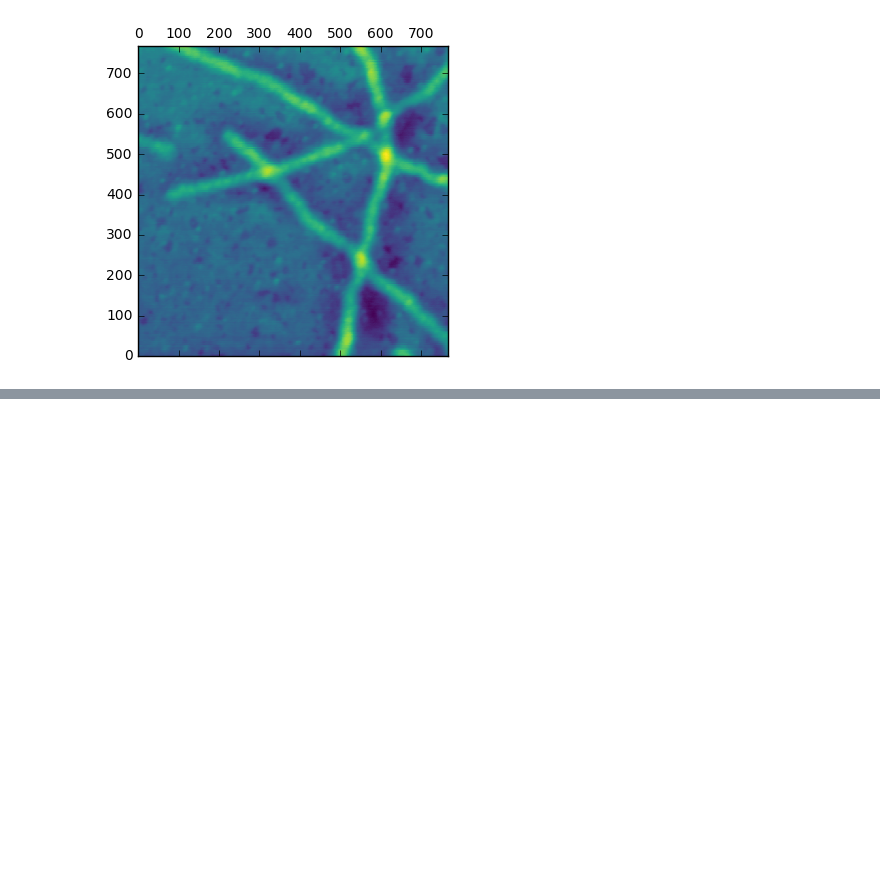
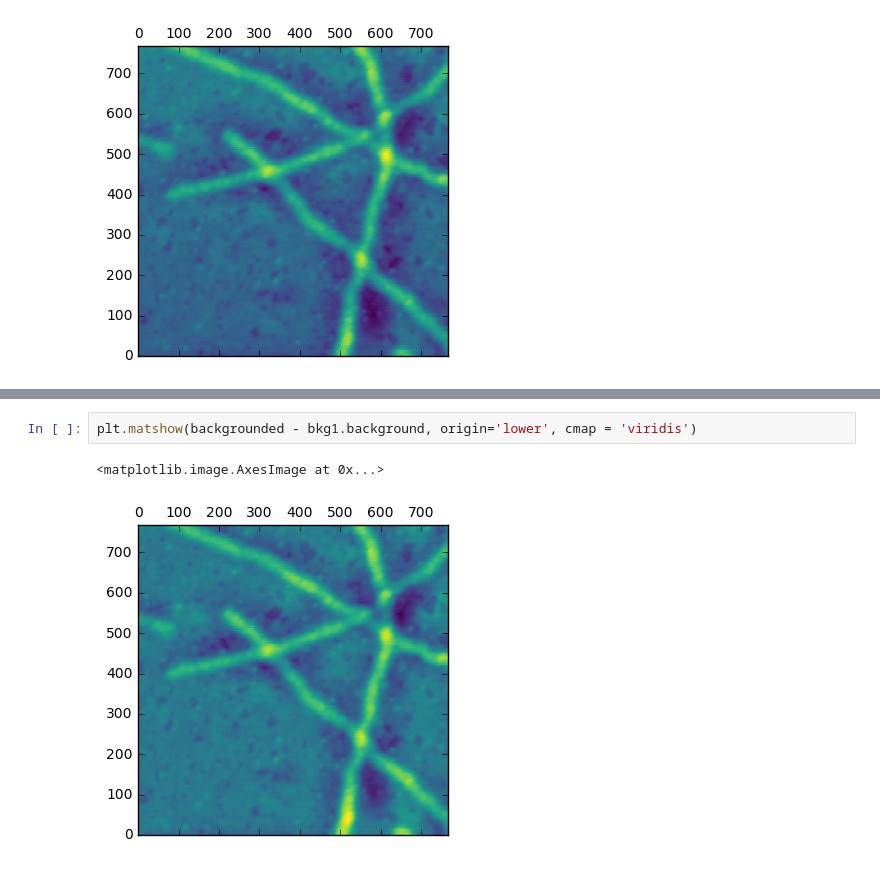
Before and after one commit to wesleyktatum/Nanowire_Measurements, a Jupyter notebook: NaRWHAL/BackgroundingAstroPy.ipynb, the cells around one changed output, grey strips where cells are left out. Cells and saved outputs as stored; diff of their text form; blank space fills up the shorter version.

```diff
--- a/NaRWHAL/BackgroundingAstroPy.ipynb
+++ b/NaRWHAL/BackgroundingAstroPy.ipynb
@@ -57,0 +51,5 @@ plt.matshow(eqlizd)
+# %%
+plt.matshow(backgrounded - bkg1.background, origin='lower', cmap = 'viridis')
+# %% [output]
+<matplotlib.image.AxesImage at 0x...>
+[figure, added]
```
Also changed, not shown: parts of 6 cells of this notebook, 4 other files.
